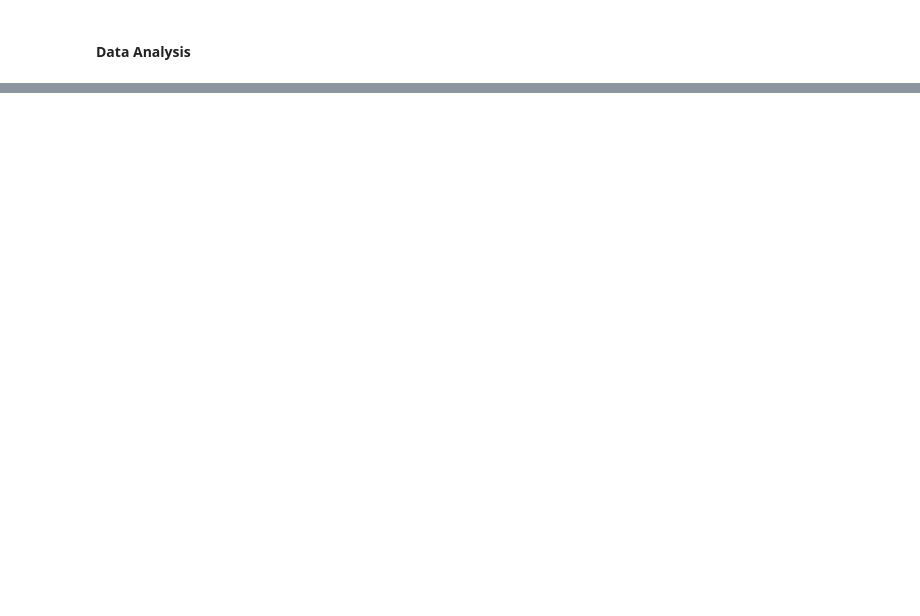
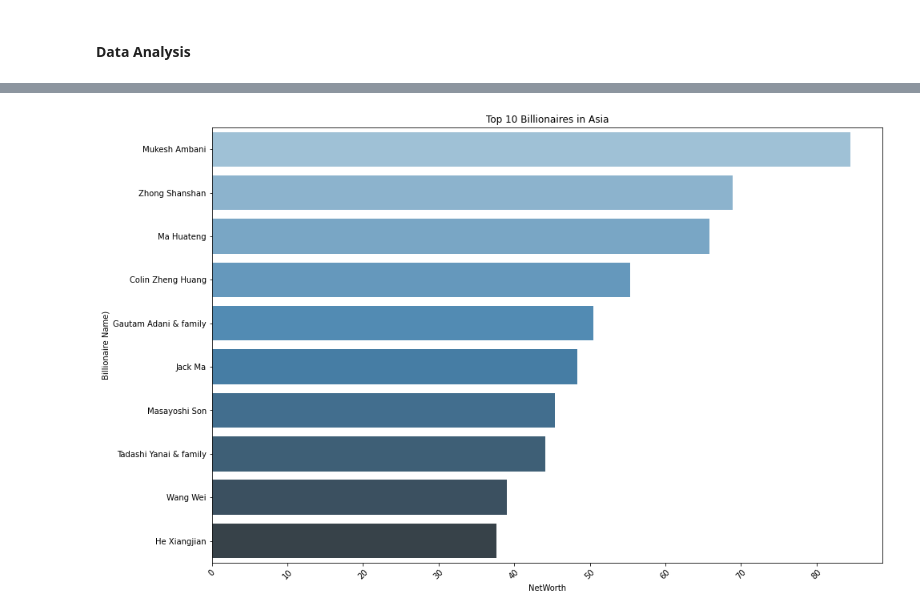
Before and after one commit to KilangoFaith/Billionaire-Analysis, a Jupyter notebook: Billionaires Analysis.ipynb, the cells around one changed output, grey strips where cells are left out. Drawn from its saved outputs; the diff is of its cells as text; code cells hidden in the pictures; blank space fills up the shorter version.

```diff
--- a/Billionaires Analysis.ipynb
+++ b/Billionaires Analysis.ipynb
@@ -228,0 +192,5 @@ NameError: name 'x' is not defined
+# %%
+# check the countries in the database
+df= df['Country'].value_counts()
+pd.set_option('display.max_rows',70)
+df
@@ -228,0 +218,2 @@ NameError: name 'x' is not defined
+# %%
+a = getConti()
@@ -228,0 +222,3 @@ NameError: name 'x' is not defined
+# %%
+df['Continent']= df.Country.apply(lambda x: a.getContinents(x))
+df
@@ -228,0 +239,5 @@ NameError: name 'x' is not defined
+# %%
+billionaire_Asia = df[df.Continent == 'Asia'].sort_values(by='NetWorth',ascending= False).head(10)
+billionaire_Asia
+
+#select top 10
@@ -228,0 +256,12 @@ NameError: name 'x' is not defined
+# %%
+#Plotting the graph
+# plt.figure(figsize=(15, 16))
+plt.figure(figsize=(15, 10))
+plt.title('Top 10 Billionaires in Asia')
+sns.barplot(data=billionaire_Asia, y='Name', x='NetWorth', palette='Blues_d')
+plt.xlabel('NetWorth')
+plt.xticks(rotation=45)
+plt.ylabel('Billionaire Name)')
+plt.show()
+# %% [output]
+[figure, added]
```
Also changed, not shown: parts of 25 cells of this notebook.
